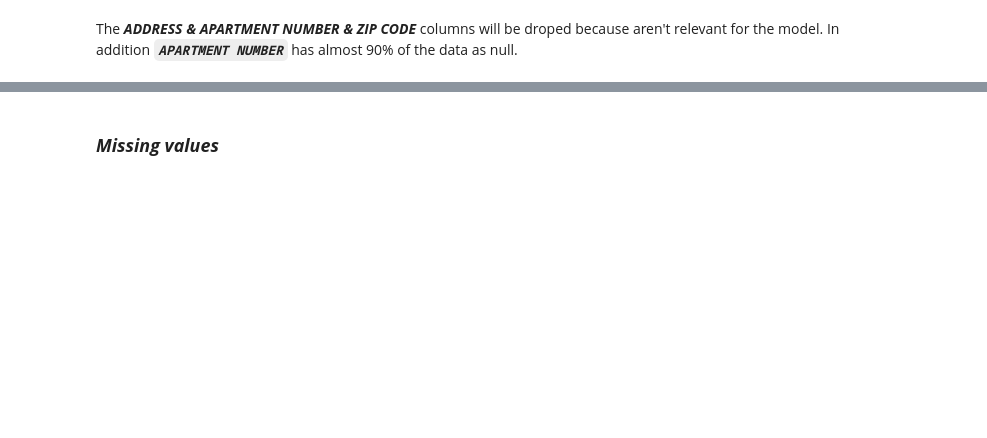
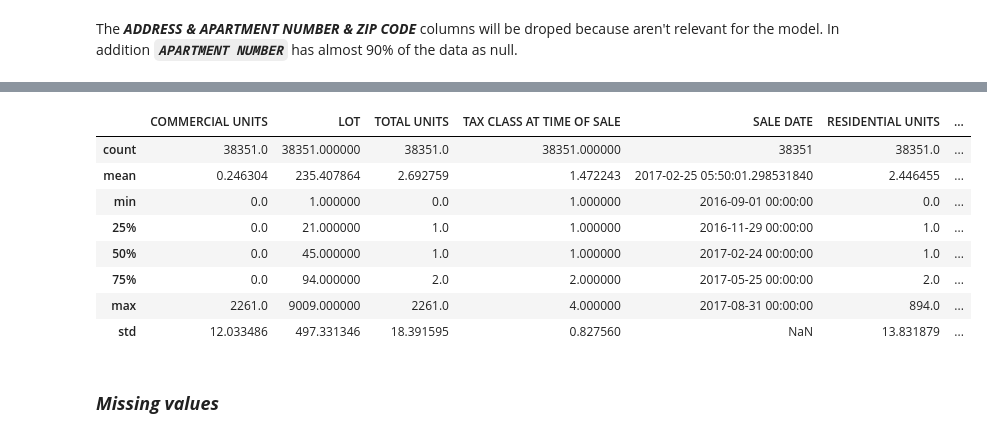
Before and after one commit to alejolondonm/NYC-houses, a Jupyter notebook: DataPreparation/4-feature-engineering.ipynb, the cells around one changed output, grey strips where cells are left out. Drawn from its saved outputs; the diff is of its cells as text; code cells hidden in the pictures; blank space fills up the shorter version.

```diff
--- a/DataPreparation/4-feature-engineering.ipynb
+++ b/DataPreparation/4-feature-engineering.ipynb
@@ -230,3 +297,15 @@ len(nyc_houses_df)
+# %%
+nyc_houses_df.describe()
+# %% [output]
+|  | COMMERCIAL UNITS | LOT | TOTAL UNITS | TAX CLASS AT TIME OF SALE | SALE DATE | RESIDENTIAL UNITS | ... |
+| count | 38351.0 | 38351.000000 | 38351.0 | 38351.000000 | 38351 | 38351.0 | ... |
+| mean | 0.246304 | 235.407864 | 2.692759 | 1.472243 | 2017-02-25 05:50:01.298531840 | 2.446455 | ... |
+| min | 0.0 | 1.000000 | 0.0 | 1.000000 | 2016-09-01 00:00:00 | 0.0 | ... |
+| 25% | 0.0 | 21.000000 | 1.0 | 1.000000 | 2016-11-29 00:00:00 | 1.0 | ... |
+| 50% | 0.0 | 45.000000 | 1.0 | 1.000000 | 2017-02-24 00:00:00 | 1.0 | ... |
+| 75% | 0.0 | 94.000000 | 2.0 | 2.000000 | 2017-05-25 00:00:00 | 2.0 | ... |
+| max | 2261.0 | 9009.000000 | 2261.0 | 4.000000 | 2017-08-31 00:00:00 | 894.0 | ... |
+| std | 12.033486 | 497.331346 | 18.391595 | 0.827560 | NaN | 13.831879 | ... |
 # %% [markdown]
 ### ***Missing values***
 # %%
```
Also changed, not shown: parts of 17 cells of this notebook.
